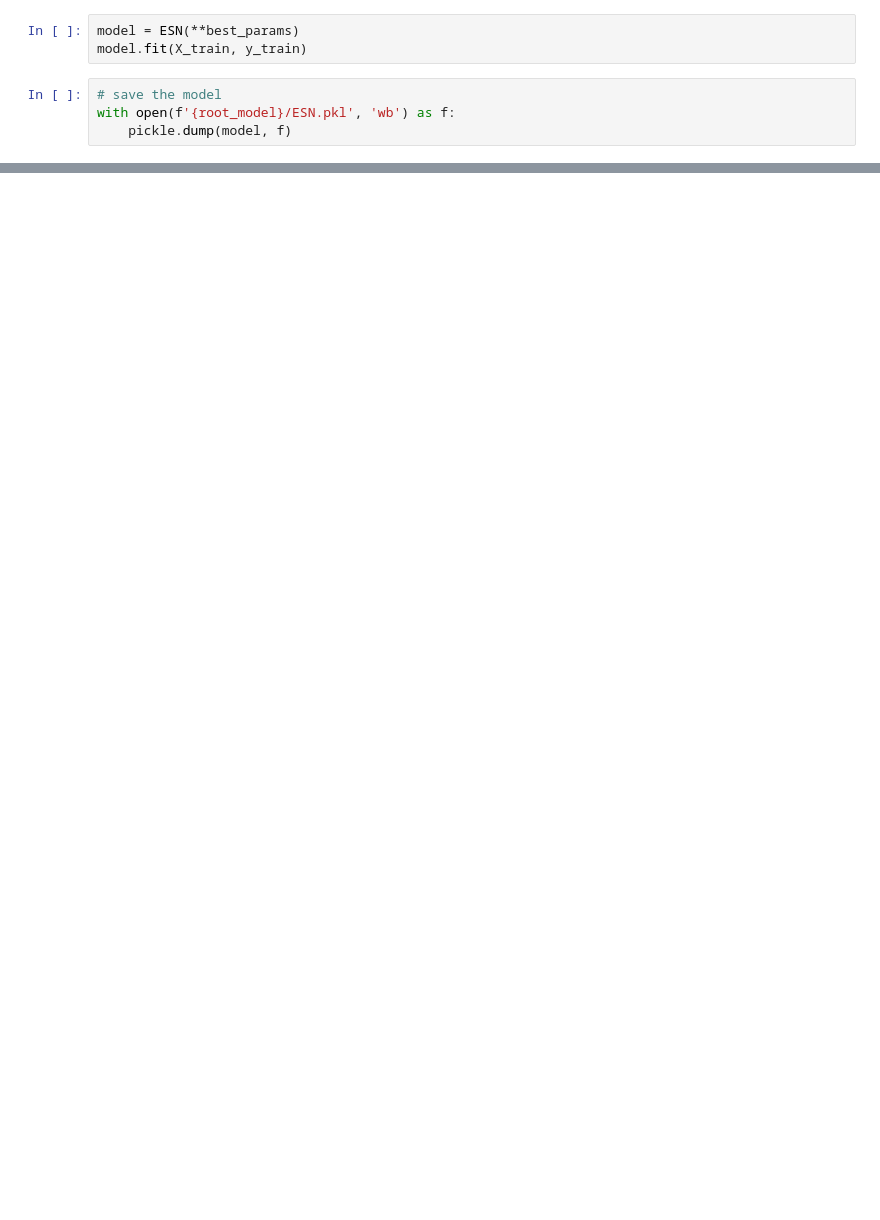
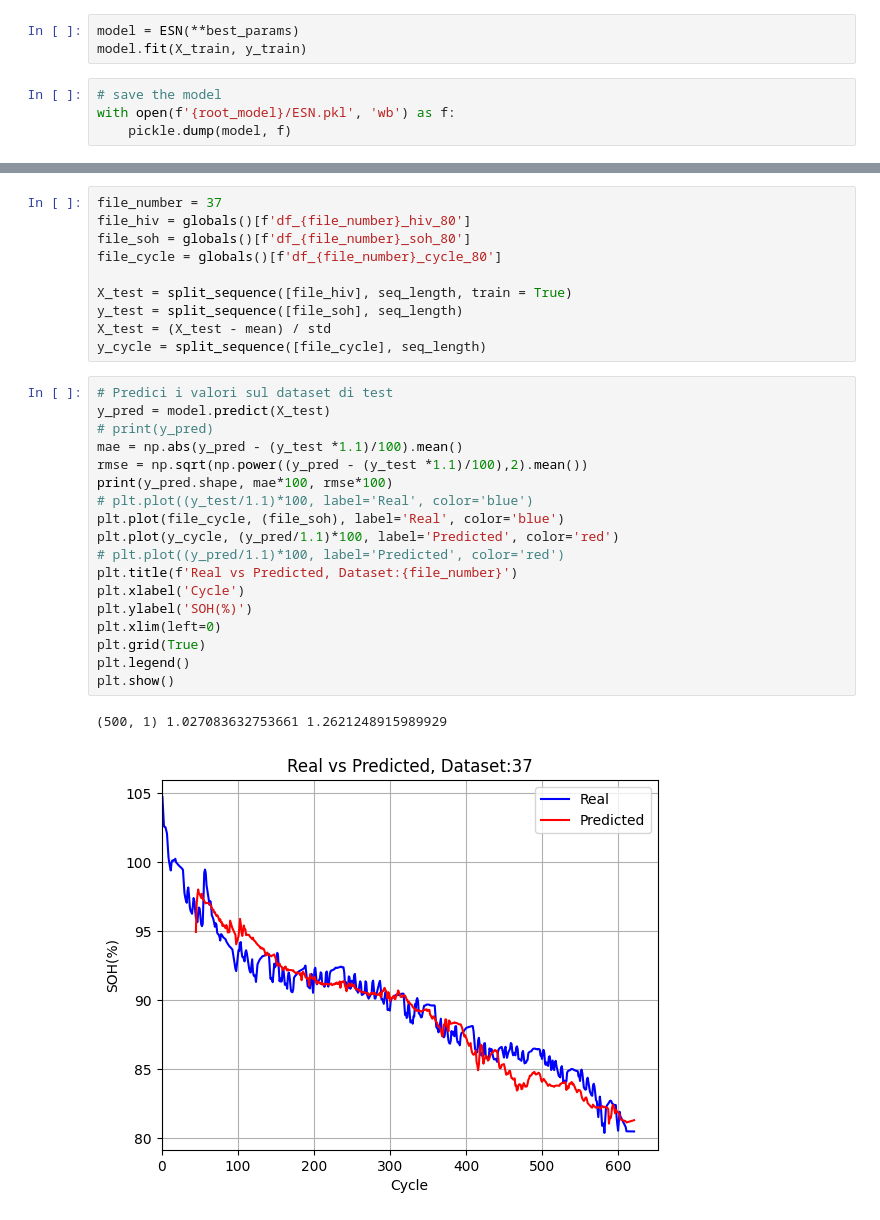
Before and after one commit to LorenzoLongarini/RUL-estimation-of-lithium-batteries, a Jupyter notebook: src/notebook/ESN.ipynb, the cells around one changed output, grey strips where cells are left out. Cells and saved outputs as stored; diff of their text form; blank space fills up the shorter version.

```diff
--- a/src/notebook/ESN.ipynb
+++ b/src/notebook/ESN.ipynb
@@ -240,0 +268,31 @@ plt.show()
+# %%
+file_number = 37
+file_hiv = globals()[f'df_{file_number}_hiv_80']
+file_soh = globals()[f'df_{file_number}_soh_80']
+file_cycle = globals()[f'df_{file_number}_cycle_80']
+
+X_test = split_sequence([file_hiv], seq_length, train = True)
+y_test = split_sequence([file_soh], seq_length)
+X_test = (X_test - mean) / std
+y_cycle = split_sequence([file_cycle], seq_length)
+# %%
+# Predici i valori sul dataset di test
+y_pred = model.predict(X_test)
+# print(y_pred)
+mae = np.abs(y_pred - (y_test *1.1)/100).mean()
+rmse = np.sqrt(np.power((y_pred - (y_test *1.1)/100),2).mean())
+print(y_pred.shape, mae*100, rmse*100)
+# plt.plot((y_test/1.1)*100, label='Real', color='blue')
+plt.plot(file_cycle, (file_soh), label='Real', color='blue')
+plt.plot(y_cycle, (y_pred/1.1)*100, label='Predicted', color='red')
+# plt.plot((y_pred/1.1)*100, label='Predicted', color='red')
+plt.title(f'Real vs Predicted, Dataset:{file_number}')
+plt.xlabel('Cycle')
+plt.ylabel('SOH(%)')
+plt.xlim(left=0)
+plt.grid(True)
+plt.legend()
+plt.show()
+# %% [output]
+(500, 1) 1.027083632753661 1.2621248915989929
+[figure, added]
```
Also changed, not shown: parts of 9 cells of this notebook, 46 other files.
